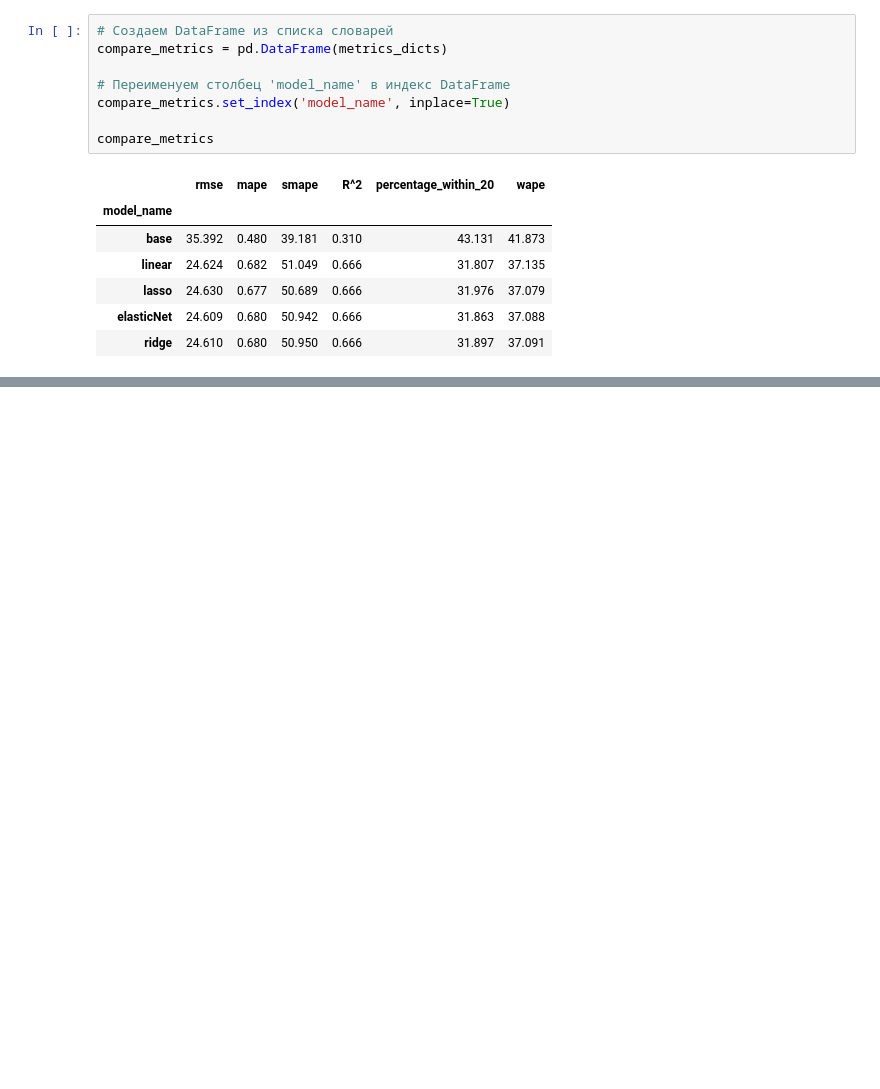
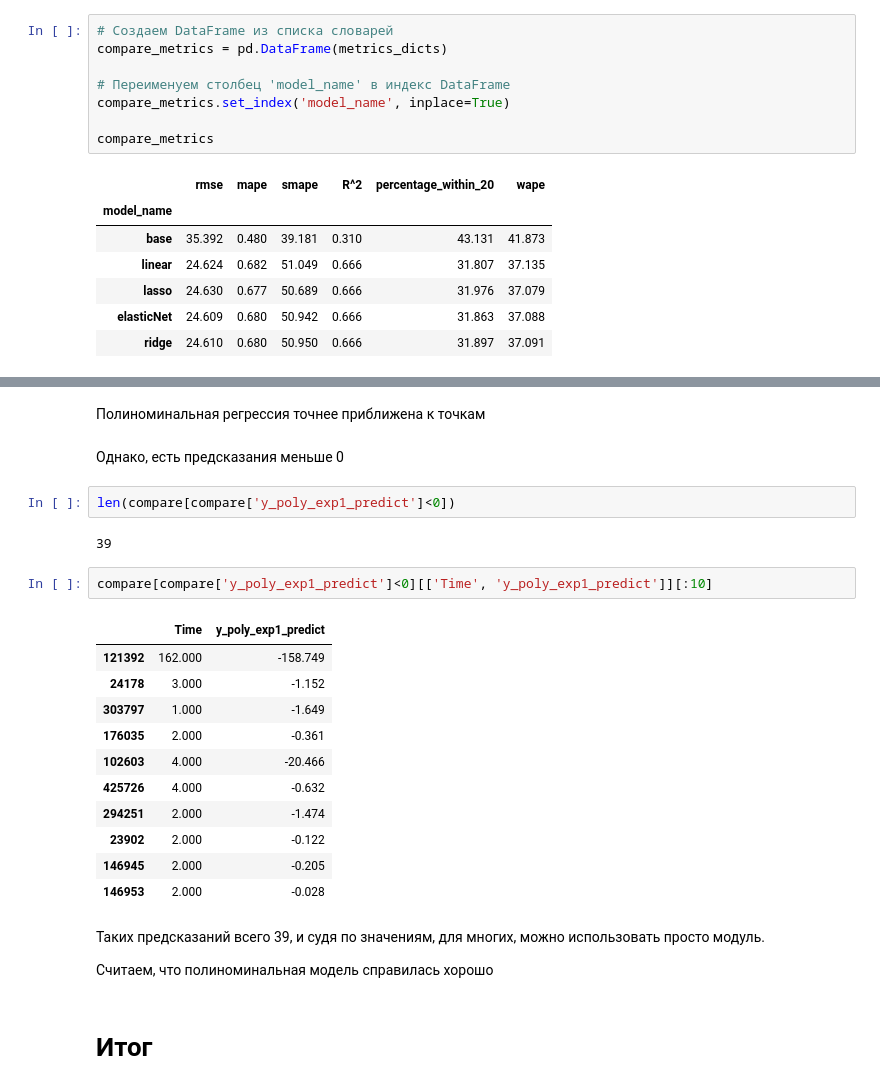
Before and after one commit to MikhailBuimov/laser_cutting, a Jupyter notebook: notebooks/laser_cutting_MODEL.ipynb, the cells around one changed output, grey strips where cells are left out. Saved outputs shown, nothing was run; the diff lists cells and outputs as text; blank space fills up the shorter version.

```diff
--- a/notebooks/laser_cutting_MODEL.ipynb
+++ b/notebooks/laser_cutting_MODEL.ipynb
@@ -641,0 +673,28 @@ compare[compare['y_poly_exp1_predict']<0]
+# %% [markdown]
+Полиноминальная регрессия точнее приближена к точкам
+# %% [markdown]
+Однако, есть предсказания меньше 0
+# %%
+len(compare[compare['y_poly_exp1_predict']<0])
+# %% [output]
+39
+# %%
+compare[compare['y_poly_exp1_predict']<0][['Time', 'y_poly_exp1_predict']][:10]
+# %% [output]
+|  | Time | y_poly_exp1_predict |
+| 121392 | 162.000 | -158.749 |
+| 24178 | 3.000 | -1.152 |
+| 303797 | 1.000 | -1.649 |
+| 176035 | 2.000 | -0.361 |
+| 102603 | 4.000 | -20.466 |
+| 425726 | 4.000 | -0.632 |
+| 294251 | 2.000 | -1.474 |
+| 23902 | 2.000 | -0.122 |
+| 146945 | 2.000 | -0.205 |
+| 146953 | 2.000 | -0.028 |
+# %% [markdown]
+Таких предсказаний всего 39, и судя по значениям, для многих, можно использовать просто модуль.
+
+Считаем, что полиноминальная модель справилась хорошо
+# %% [markdown]
+# Итог
```
Also changed, not shown: parts of 59 cells of this notebook.
